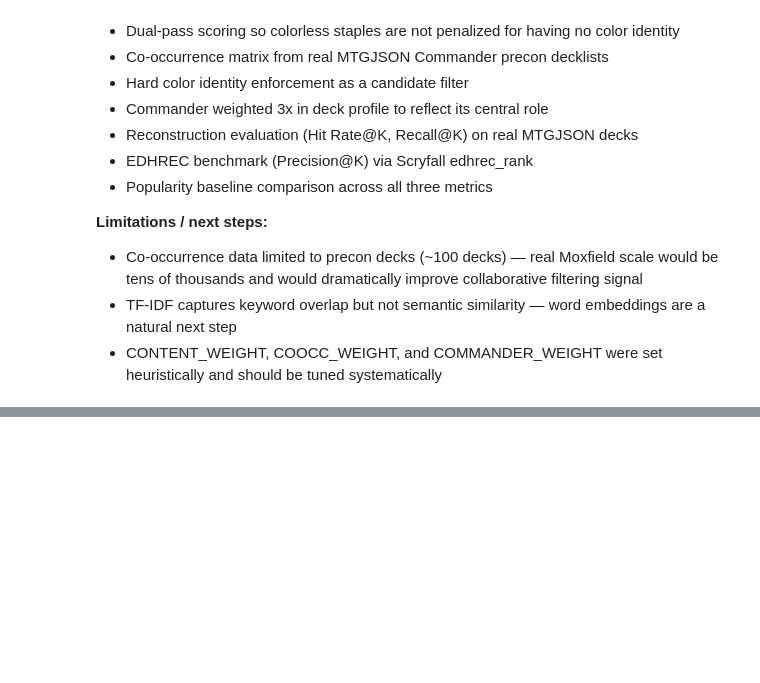
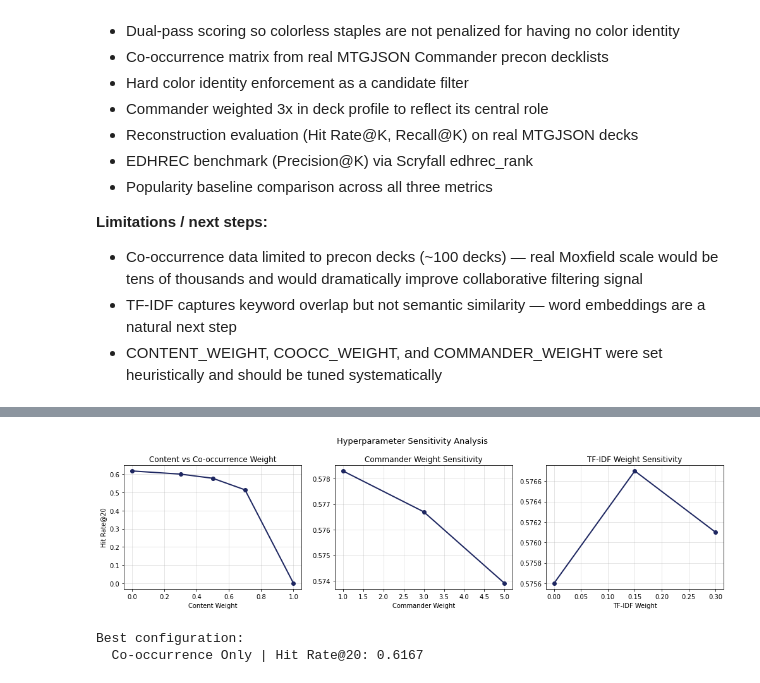
Before and after one commit to bnolan223/mtg-commander-recommender, a Jupyter notebook: notebooks/03_recommender_system.ipynb, the cells around one changed output, grey strips where cells are left out. Saved outputs shown, nothing was run; the diff lists cells and outputs as text; code cells hidden in the pictures; blank space fills up the shorter version.

```diff
--- a/notebooks/03_recommender_system.ipynb
+++ b/notebooks/03_recommender_system.ipynb
@@ -707,0 +849,40 @@ plt.show()
+# %%
+weight_models = ['Content Only', 'Hybrid 30/70 (Coocc Heavy)', 'Hybrid 50/50 (Ours)',
+                 'Hybrid 70/30 (Content Heavy)', 'Co-occurrence Only']
+weight_df = results_df[results_df['Model'].isin(weight_models)].sort_values('content_w')
+
+cmd_models = ['Commander Weight = 1', 'Hybrid 50/50 (Ours)', 'Commander Weight = 5']
+cmd_df = results_df[results_df['Model'].isin(cmd_models)].sort_values('commander_w')
+
+tfidf_models = ['No TF-IDF', 'Hybrid 50/50 (Ours)', 'High TF-IDF (0.3x)']
+tfidf_df_plot = results_df[results_df['Model'].isin(tfidf_models)].sort_values('tfidf_w')
+
+fig, axes = plt.subplots(1, 3, figsize=(14, 4))
+
+axes[0].plot(weight_df['content_w'], weight_df['hit_rate_at_k'], marker='o', color='#1E2761', linewidth=2)
+axes[0].set_xlabel('Content Weight')
+axes[0].set_ylabel('Hit Rate@20')
+axes[0].set_title('Content vs Co-occurrence Weight')
+axes[0].grid(True, alpha=0.4)
+
+axes[1].plot(cmd_df['commander_w'], cmd_df['hit_rate_at_k'], marker='o', color='#1E2761', linewidth=2)
+axes[1].set_xlabel('Commander Weight')
+axes[1].set_title('Commander Weight Sensitivity')
+axes[1].grid(True, alpha=0.4)
+
+axes[2].plot(tfidf_df_plot['tfidf_w'], tfidf_df_plot['hit_rate_at_k'], marker='o', color='#1E2761', linewidth=2)
+axes[2].set_xlabel('TF-IDF Weight')
+axes[2].set_title('TF-IDF Weight Sensitivity')
+axes[2].grid(True, alpha=0.4)
+
+plt.suptitle('Hyperparameter Sensitivity Analysis', fontsize=13)
+plt.tight_layout()
+plt.show()
+
+print('Best configuration:')
+best = results_df.iloc[0]
+print(f"  {best['Model']} | Hit Rate@20: {best['hit_rate_at_k']:.4f}")
+# %% [output]
+[figure, added]
+Best configuration:
+  Co-occurrence Only | Hit Rate@20: 0.6167
```
Also changed, not shown: parts of 5 cells of this notebook.
